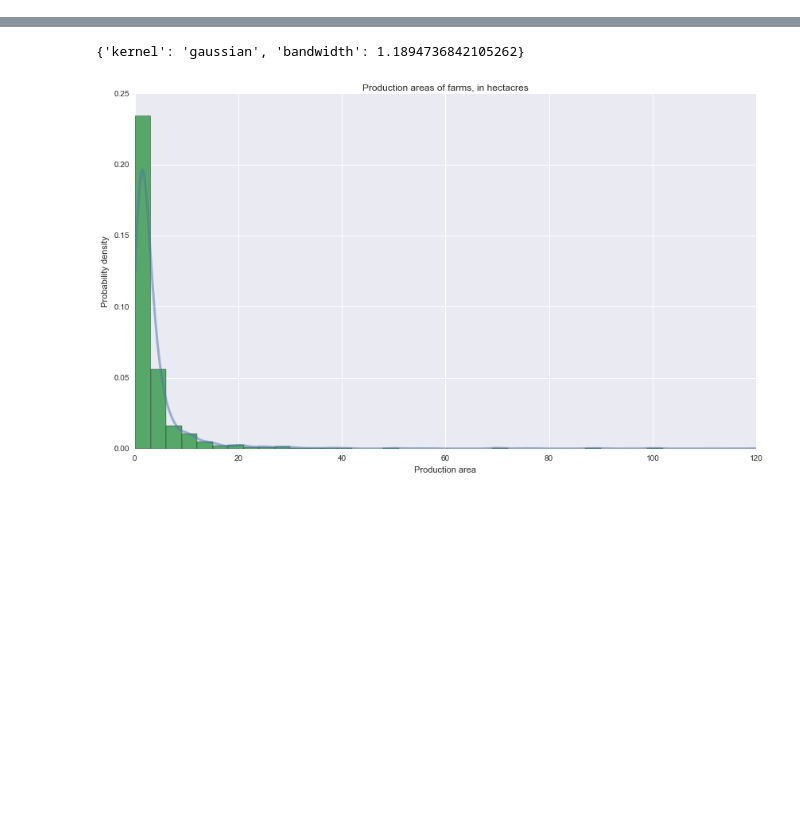
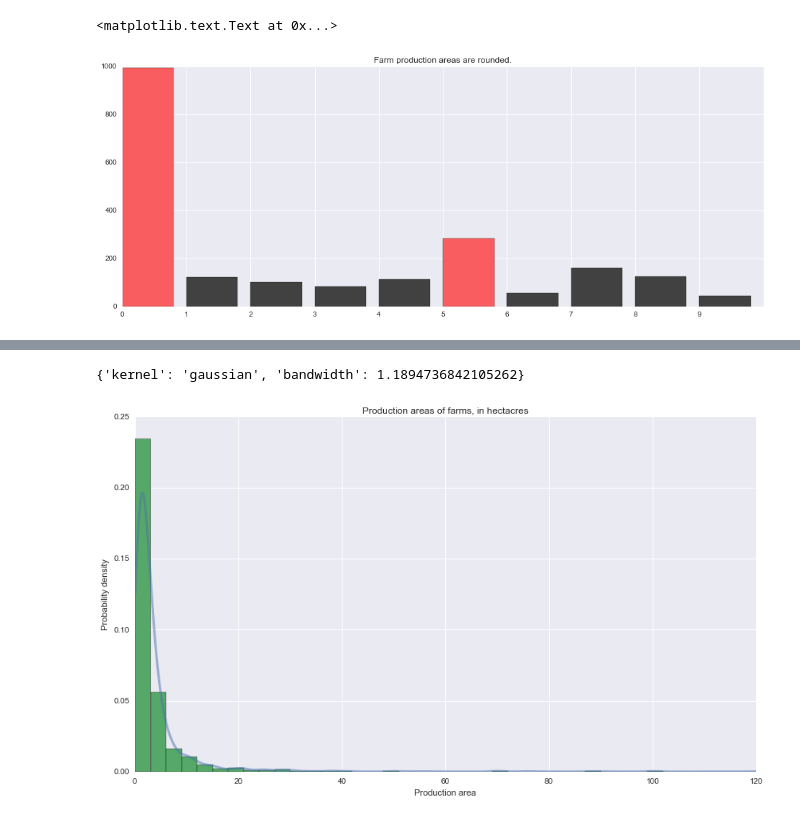
Before and after one commit to ilyaaltshteyn/coffee, a Jupyter notebook: enveritas_challenge.ipynb, the cells around one changed output, grey strips where cells are left out. Saved outputs shown, nothing was run; the diff lists cells and outputs as text; code cells hidden in the pictures; blank space fills up the shorter version.

```diff
--- a/enveritas_challenge.ipynb
+++ b/enveritas_challenge.ipynb
@@ -26,0 +55,16 @@ prod_volume = prod_volume[prod_volume.yield_in_kg > 0]
+# %%
+# Investigate round number bias part 2
+decimals = defaultdict(int)
+for x in small_farms:
+    decimals['{:.1f}'.format(float(x))[-1]] += 1
+
+decimals = sorted(decimals.items(), key=itemgetter(0))
+r, b = ('#F95D5F','#414141')
+colors = [r, b, b, b, b, r, b, b, b, b]
+plt.figure(figsize = (16,6))
+plt.bar(range(len(decimals)), [x[1] for x in decimals], color = colors)
+plt.xticks(range(len(decimals)), [x[0] for x in decimals])
+plt.title('Farm production areas are rounded.')
+# %% [output]
+<matplotlib.text.Text at 0x...>
+[figure, added]
```
Also changed, not shown: parts of 11 cells of this notebook.
